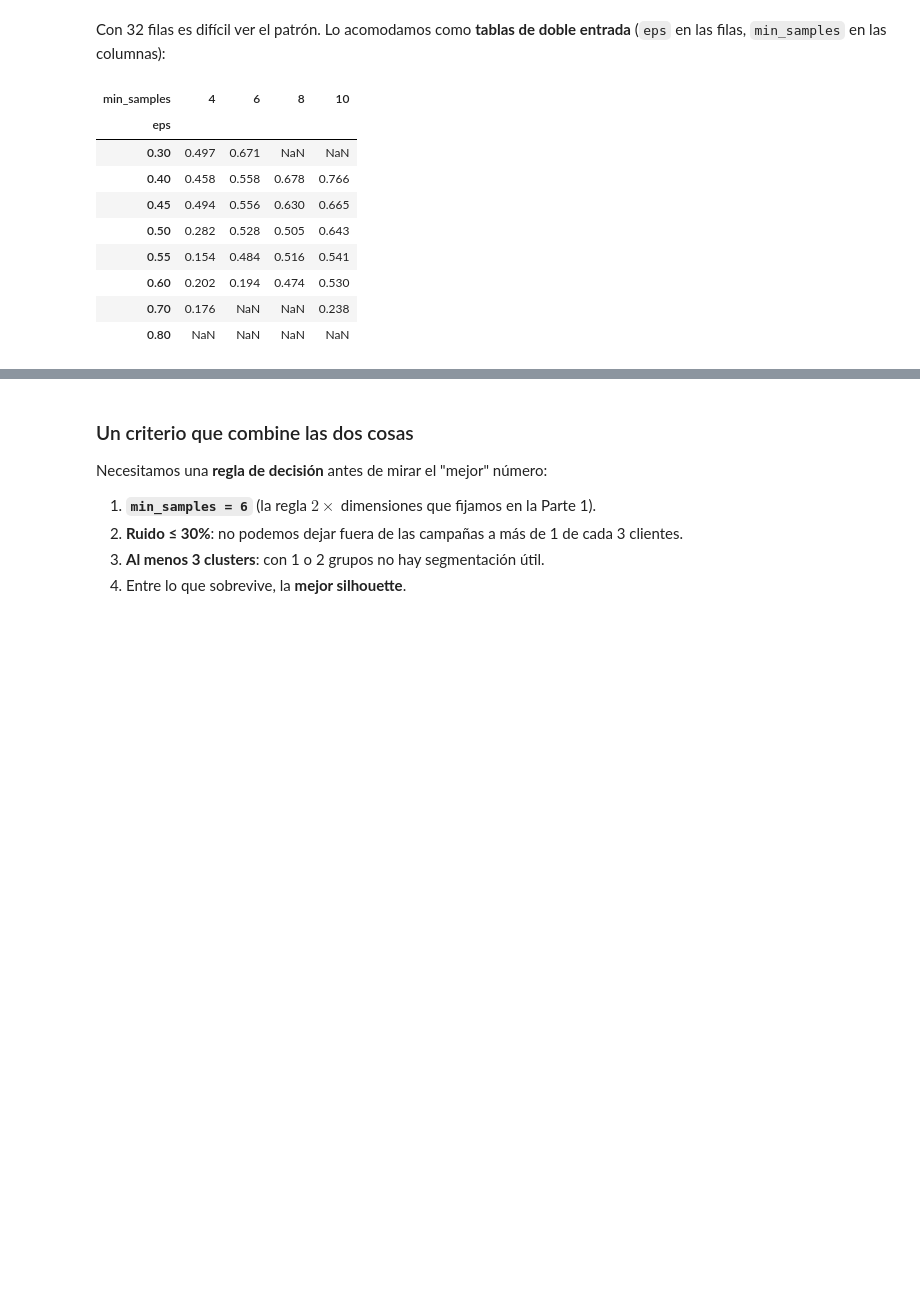
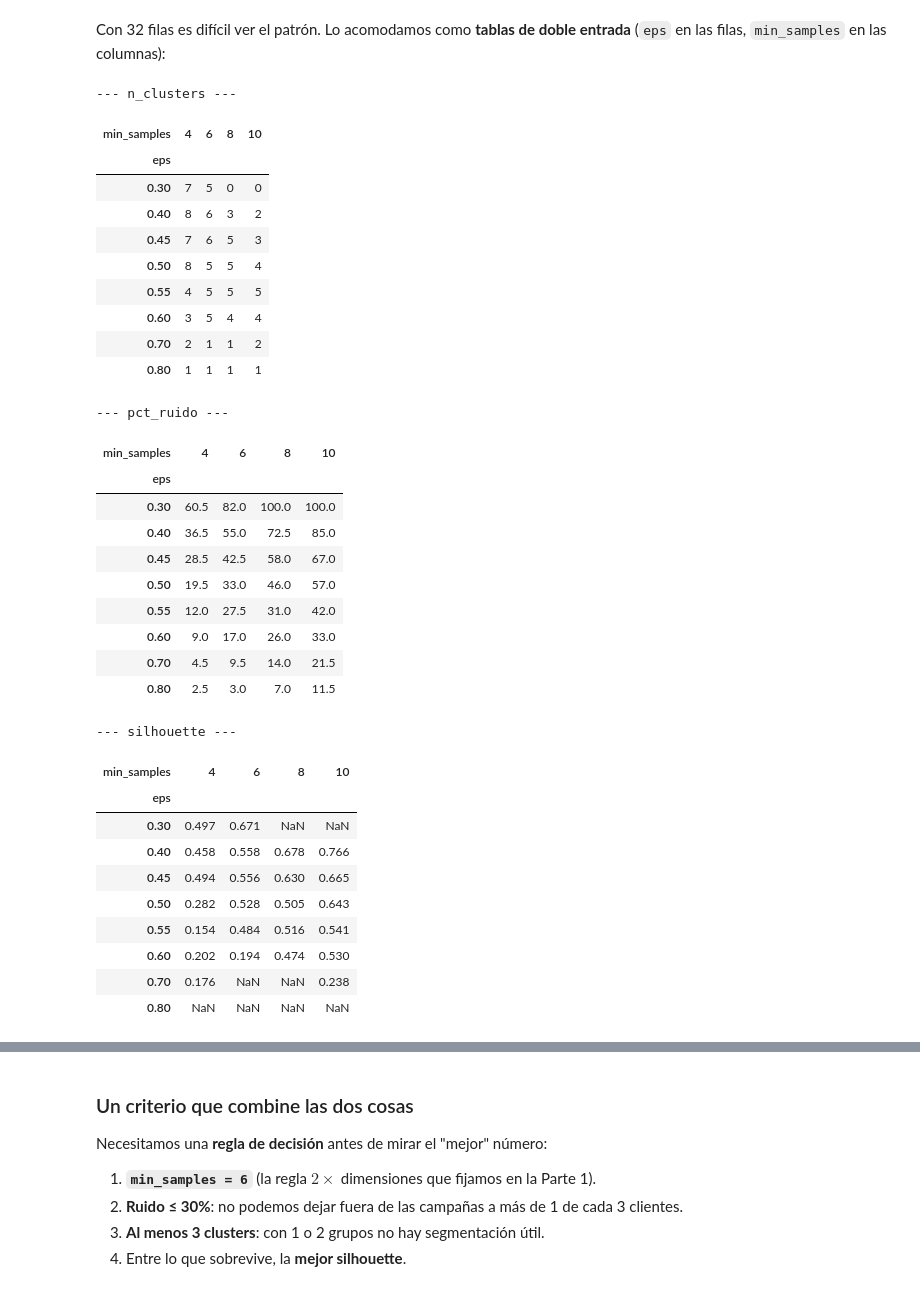
Before and after one commit to catalinaelizondor-jpg/643153-aprendizaje-no-supervisado-student, a Jupyter notebook: 02-dbscan/caso_mall.ipynb, the cells around one changed output, grey strips where cells are left out. Drawn from its saved outputs; the diff is of its cells as text; code cells hidden in the pictures; blank space fills up the shorter version.

```diff
--- a/02-dbscan/caso_mall.ipynb
+++ b/02-dbscan/caso_mall.ipynb
@@ -588,20 +581,46 @@ Con 32 filas es difícil ver el patrón. Lo acomodamos como **tablas de doble en
 # %%
 # Para cada métrica ('n_clusters', 'pct_ruido', 'silhouette') imprime
 # tabla_grilla.pivot(index='eps', columns='min_samples', values=metrica)
 # ✍️ Tu código aquí
 
-tabla_grilla.pivot(index='eps', columns='min_samples', values=metrica)
+# Una tabla de doble entrada por cada métrica
+for metrica in ['n_clusters', 'pct_ruido', 'silhouette']:
+    print(f'--- {metrica} ---')
+    display(tabla_grilla.pivot(index='eps', columns='min_samples', values=metrica))
 # %% [output]
+--- n_clusters ---
 | min_samples | 4 | 6 | 8 | 10 |
 | eps |  |  |  |  |
-| 0.30 | 0.497 | 0.671 | NaN | NaN |
-| 0.40 | 0.458 | 0.558 | 0.678 | 0.766 |
-| 0.45 | 0.494 | 0.556 | 0.630 | 0.665 |
-| 0.50 | 0.282 | 0.528 | 0.505 | 0.643 |
-| 0.55 | 0.154 | 0.484 | 0.516 | 0.541 |
-| 0.60 | 0.202 | 0.194 | 0.474 | 0.530 |
-| 0.70 | 0.176 | NaN | NaN | 0.238 |
-| 0.80 | NaN | NaN | NaN | NaN |
+| 0.30 | 7 | 5 | 0 | 0 |
+| 0.40 | 8 | 6 | 3 | 2 |
+| 0.45 | 7 | 6 | 5 | 3 |
+| 0.50 | 8 | 5 | 5 | 4 |
+| 0.55 | 4 | 5 | 5 | 5 |
+| 0.60 | 3 | 5 | 4 | 4 |
+| 0.70 | 2 | 1 | 1 | 2 |
+| 0.80 | 1 | 1 | 1 | 1 |
+--- pct_ruido ---
+| min_samples | 4 | 6 | 8 | 10 |
+| eps |  |  |  |  |
+| 0.30 | 60.5 | 82.0 | 100.0 | 100.0 |
+| 0.40 | 36.5 | 55.0 | 72.5 | 85.0 |
+| 0.45 | 28.5 | 42.5 | 58.0 | 67.0 |
+| 0.50 | 19.5 | 33.0 | 46.0 | 57.0 |
+| 0.55 | 12.0 | 27.5 | 31.0 | 42.0 |
+| 0.60 | 9.0 | 17.0 | 26.0 | 33.0 |
+| 0.70 | 4.5 | 9.5 | 14.0 | 21.5 |
+| 0.80 | 2.5 | 3.0 | 7.0 | 11.5 |
+--- silhouette ---
+| min_samples | 4 | 6 | 8 | 10 |
+| eps |  |  |  |  |
+| 0.30 | 0.497 | 0.671 | NaN | NaN |
+| 0.40 | 0.458 | 0.558 | 0.678 | 0.766 |
+| 0.45 | 0.494 | 0.556 | 0.630 | 0.665 |
+| 0.50 | 0.282 | 0.528 | 0.505 | 0.643 |
+| 0.55 | 0.154 | 0.484 | 0.516 | 0.541 |
+| 0.60 | 0.202 | 0.194 | 0.474 | 0.530 |
+| 0.70 | 0.176 | NaN | NaN | 0.238 |
+| 0.80 | NaN | NaN | NaN | NaN |
 # %% [markdown]
 ✍️ **¿Qué observas?**
 - ¿Qué pasa con el número de clusters cuando `eps` es grande? ¿Y con el ruido cuando `eps` es chico?
```
Also changed, not shown: parts of 9 cells of this notebook, 7 other files.
